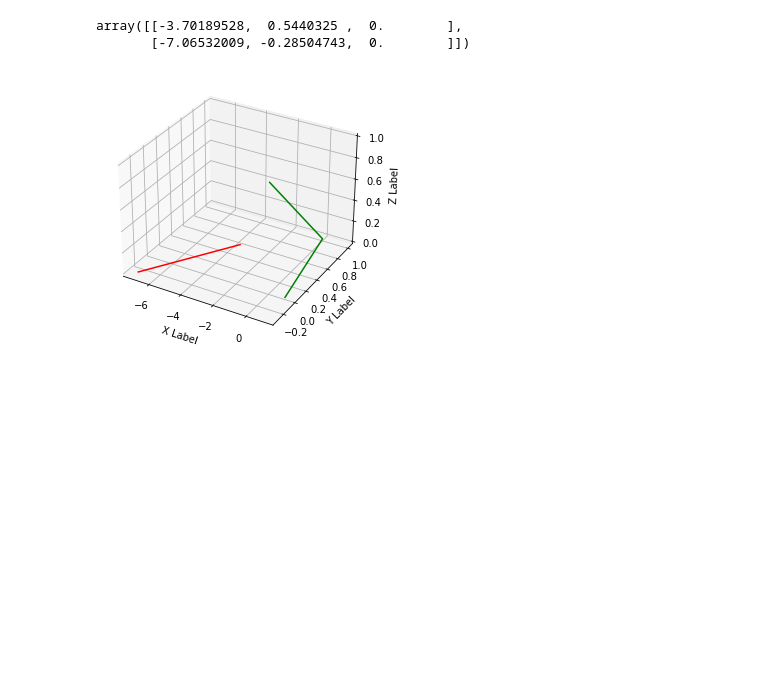
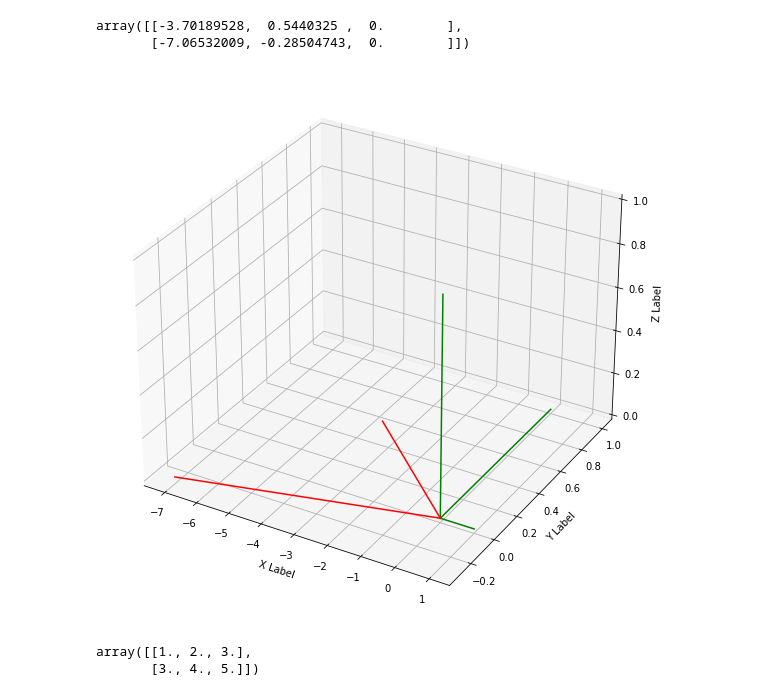
Before and after one commit to LuisReyes98/platzi-algebra-lineal-ml, a Jupyter notebook: 01 - Transformaciones Lineales y Descomposicion de Matrices/05 - Descomponer una matriz no cuadrada - SVD.ipynb, the cells around one changed output. Cells and saved outputs as stored; diff of their text form; code cells hidden in the pictures; blank space fills up the shorter version.

```diff
--- a/01 - Transformaciones Lineales y Descomposicion de Matrices/05 - Descomponer una matriz no cuadrada - SVD.ipynb
+++ b/01 - Transformaciones Lineales y Descomposicion de Matrices/05 - Descomponer una matriz no cuadrada - SVD.ipynb
@@ -242,0 +243,3 @@ array([[-0.46410668, -0.88577931],
+# %%
+U_temp = np.append(U, [[0], [0]], axis=1)
+U_temp
@@ -250,11 +258,13 @@ array([[1., 0., 0.],
 # %%
 %matplotlib inline
 fig = plt.figure(figsize=(4, 4))
-
+unit = np.eye(3)
 ax = fig.add_subplot(111, projection='3d')
 
-Axes3D.plot(ax, U.T[0], U.T[1], 'red', zs=[0])
-Axes3D.plot(ax, unit.T[0], unit.T[1], 'green',zs=unit.T[2])
+for el in unit:
+  # pintando las lineas desde el origen
+  ax.plot([0,el[0]], [0,el[1]], [0,el[2]], 'green')
+
 ax.set_xlabel('X Label')
 ax.set_ylabel('Y Label')
 ax.set_zlabel('Z Label')
@@ -263,0 +274,17 @@ plt.show()
+# %%
+%matplotlib inline
+fig = plt.figure(figsize=(10, 10))
+ax = fig.add_subplot(111, projection='3d')
+
+for el in unit:
+  # pintando las lineas desde el origen
+  ax.plot([0, el[0]], [0, el[1]], [0, el[2]], 'green')
+
+for el in U_temp:
+  ax.plot([0, el[0]], [0, el[1]], [0, el[2]], 'red')
+
+
+ax.set_xlabel('X Label')
+ax.set_ylabel('Y Label')
+ax.set_zlabel('Z Label')
+plt.show()
@@ -268,17 +297,27 @@ step2
 array([[-3.70189528,  0.5440325 ,  0.        ],
        [-7.06532009, -0.28504743,  0.        ]])
 # %%
-fig = plt.figure(figsize=(4, 4))
-
+%matplotlib inline
+fig = plt.figure(figsize=(10, 10))
 ax = fig.add_subplot(111, projection='3d')
 
-Axes3D.plot(ax, step2.T[0], step2.T[1], 'red', zs=step2.T[2])
-Axes3D.plot(ax, unit.T[0], unit.T[1], 'green', zs=unit.T[2])
+for el in unit:
+  # pintando las lineas desde el origen
+  ax.plot([0, el[0]], [0, el[1]], [0, el[2]], 'green')
+
+for el in step2:
+  ax.plot([0, el[0]], [0, el[1]], [0, el[2]], 'red')
+
+
 ax.set_xlabel('X Label')
 ax.set_ylabel('Y Label')
 ax.set_zlabel('Z Label')
 plt.show()
 # %% [output]
-[figure, old version]
+[figure, new version]
 # %%
 step3 = U.dot(D_matriz).dot(V)
+step3
+# %% [output]
+array([[1., 2., 3.],
+       [3., 4., 5.]])
```
Also changed, not shown: parts of 23 cells of this notebook, 9 other files.
